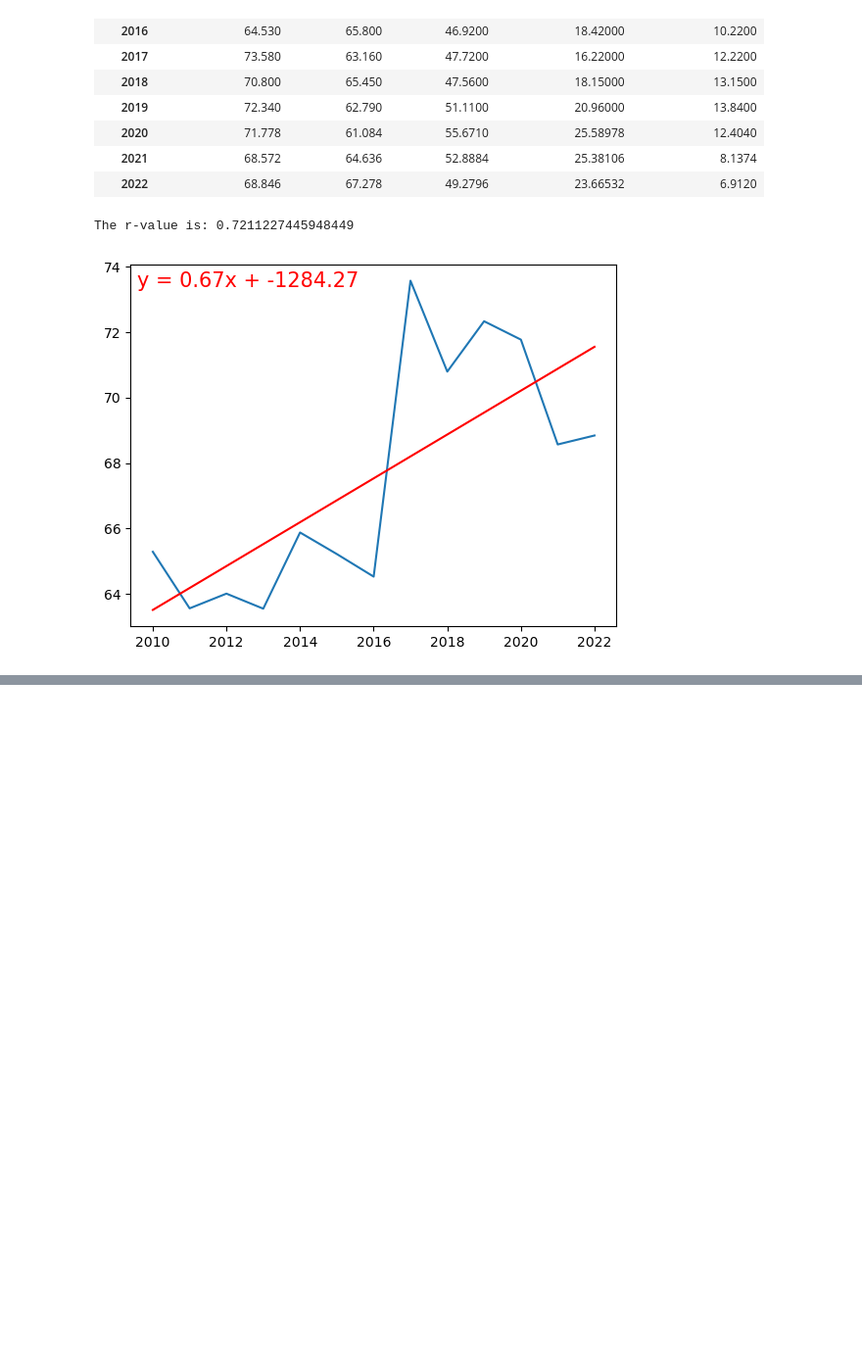
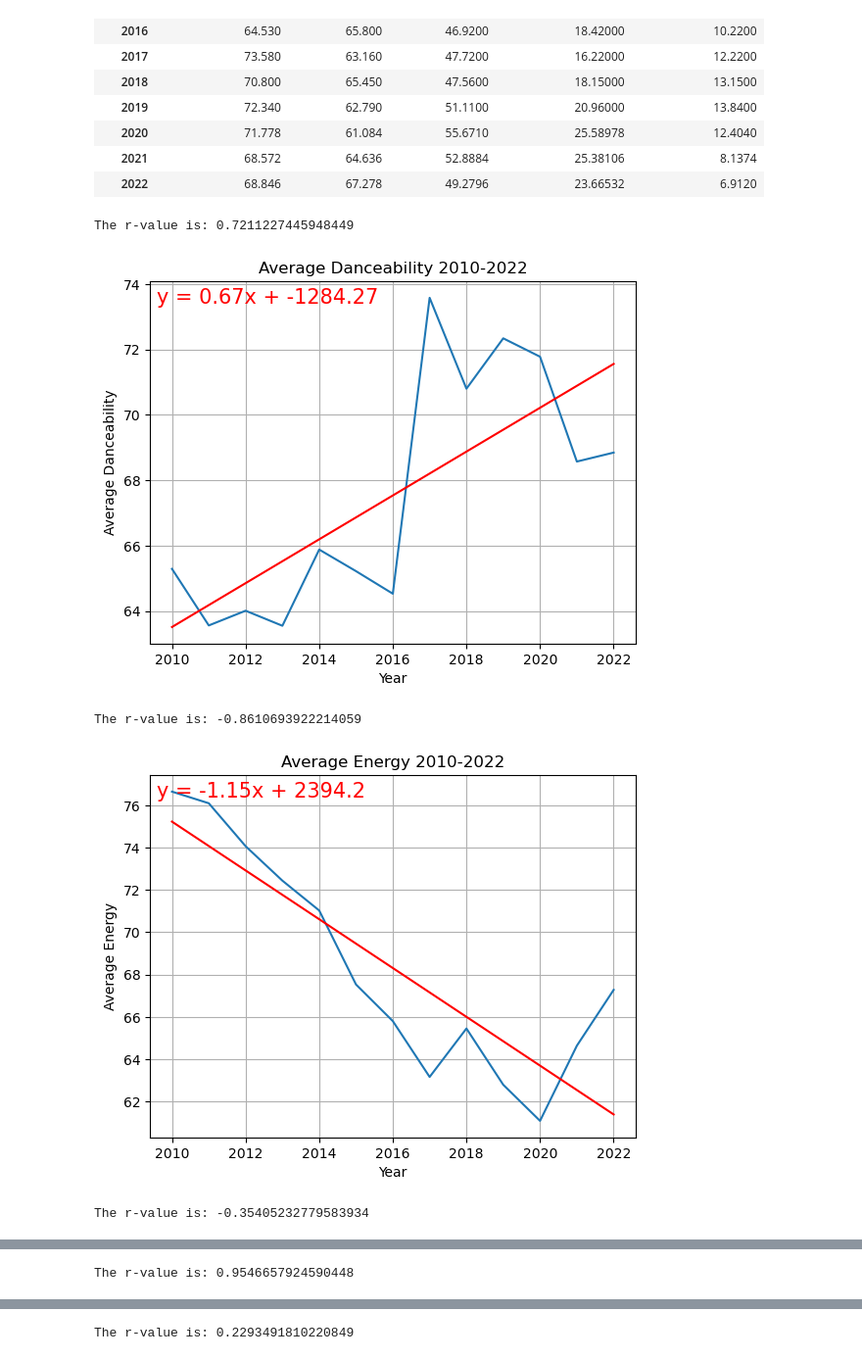
Before and after one commit to codyallison/Spotify-Top-Hits-Data-Analysis, a Jupyter notebook: Data/all_years_playlist_data.ipynb, the cells around one changed output, grey strips where cells are left out. Shown at 98% size. Drawn from its saved outputs; the diff is of its cells as text; code cells hidden in the pictures; blank space fills up the shorter version.

```diff
--- a/Data/all_years_playlist_data.ipynb
+++ b/Data/all_years_playlist_data.ipynb
@@ -352,17 +371,25 @@ grouped_df
 | 2022 | 68.846 | 67.278 | 49.2796 | 23.66532 | 6.9120 |
 # %%
 #plot of average of particular attribute over full years range
-plt.plot(grouped_df['Average Danceability'])
-x_values = grouped_df.index
-y_values = grouped_df['Average Danceability']
-(slope, intercept, rvalue, pvalue, stderr) = linregress(x_values,y_values)
-regress_values = x_values * slope + intercept
-line_eq = "y = " + str(round(slope,2)) + "x + " + str(round(intercept,2))
-plt.plot(x_values,regress_values,"r-")
-plt.annotate(line_eq,xy=(0, 1), xytext=(5, -5), va='top',
-xycoords='axes fraction', textcoords='offset points',fontsize=15,color="red")
-print(f"The r-value is: {rvalue}")
-plt.show()
+for column in grouped_df:
+    plt.plot(grouped_df[column])
+    x_values = grouped_df.index
+    y_values = grouped_df[column]
+    plt.xlabel('Year')
+    plt.ylabel(column)
+    plt.grid()
+    plt.title(f'{column} 2010-2022')
+    (slope, intercept, rvalue, pvalue, stderr) = linregress(x_values,y_values)
+    regress_values = x_values * slope + intercept
+    line_eq = "y = " + str(round(slope,2)) + "x + " + str(round(intercept,2))
+    plt.plot(x_values,regress_values,"r-")
+    plt.annotate(line_eq,xy=(0, 1), xytext=(5, -5), va='top',
+    xycoords='axes fraction', textcoords='offset points',fontsize=15,color="red")
+    print(f"The r-value is: {rvalue}")
+    plt.show()
 # %% [output]
 The r-value is: 0.7211227445948449
-[figure, old version]
+[figure, new version]
+The r-value is: -0.8610693922214059
+[figure, added]
+The r-value is: -0.35405232779583934
@@ -368,0 +397 @@ The r-value is: 0.7211227445948449
+The r-value is: 0.9546657924590448
@@ -368,0 +399 @@ The r-value is: 0.7211227445948449
+The r-value is: 0.2293491810220849
```
Also changed, not shown: parts of 4 cells of this notebook.
